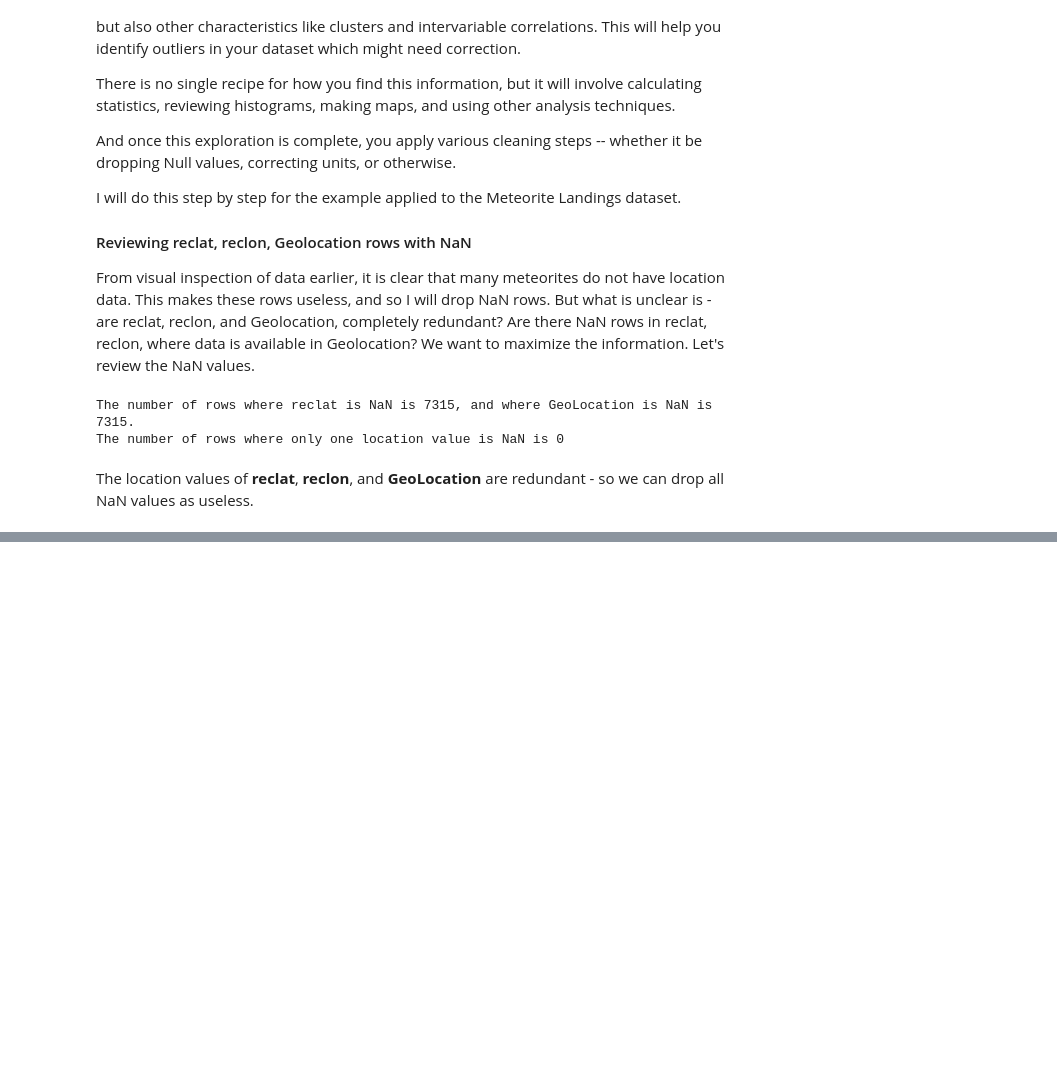
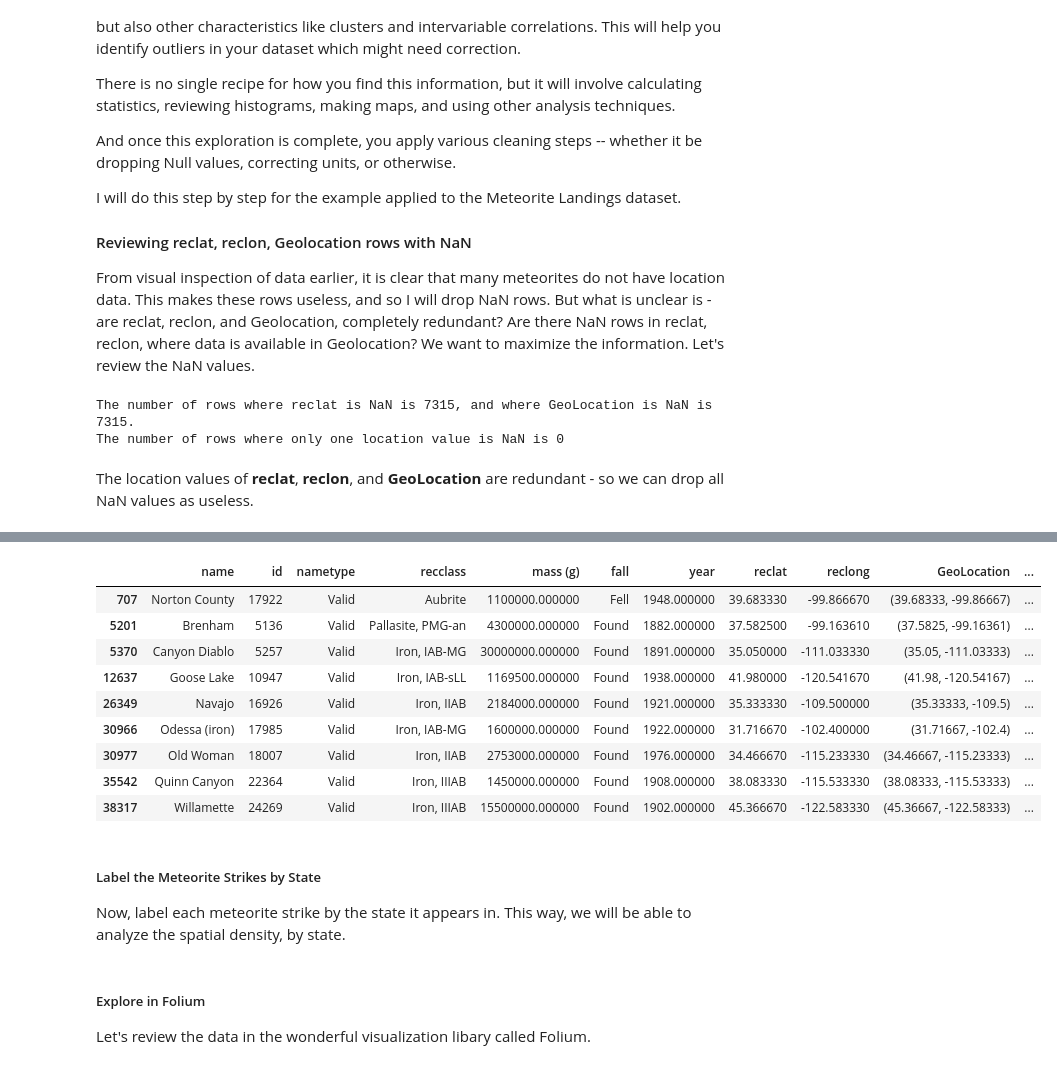
Before and after one commit to Nova-Creatio-Data-Labs/nc-blog-examples, a Jupyter notebook: finding-meteorites.ipynb, the cells around one changed output, grey strips where cells are left out. Drawn from its saved outputs; the diff is of its cells as text; code cells hidden in the pictures; blank space fills up the shorter version.

```diff
--- a/finding-meteorites.ipynb
+++ b/finding-meteorites.ipynb
@@ -136,0 +201,17 @@ Now, filter the strieks to only those in the USA>
+# %%
+meteorite_data_c[meteorite_data_c['mass (g)']>1000000].style
+# %% [output]
+|  | name | id | nametype | recclass | mass (g) | fall | year | reclat | reclong | GeoLocation | ... |
+| 707 | Norton County | 17922 | Valid | Aubrite | 1100000.000000 | Fell | 1948.000000 | 39.683330 | -99.866670 | (39.68333, -99.86667) | ... |
+| 5201 | Brenham | 5136 | Valid | Pallasite, PMG-an | 4300000.000000 | Found | 1882.000000 | 37.582500 | -99.163610 | (37.5825, -99.16361) | ... |
+| 5370 | Canyon Diablo | 5257 | Valid | Iron, IAB-MG | 30000000.000000 | Found | 1891.000000 | 35.050000 | -111.033330 | (35.05, -111.03333) | ... |
+| 12637 | Goose Lake | 10947 | Valid | Iron, IAB-sLL | 1169500.000000 | Found | 1938.000000 | 41.980000 | -120.541670 | (41.98, -120.54167) | ... |
+| 26349 | Navajo | 16926 | Valid | Iron, IIAB | 2184000.000000 | Found | 1921.000000 | 35.333330 | -109.500000 | (35.33333, -109.5) | ... |
+| 30966 | Odessa (iron) | 17985 | Valid | Iron, IAB-MG | 1600000.000000 | Found | 1922.000000 | 31.716670 | -102.400000 | (31.71667, -102.4) | ... |
+| 30977 | Old Woman | 18007 | Valid | Iron, IIAB | 2753000.000000 | Found | 1976.000000 | 34.466670 | -115.233330 | (34.46667, -115.23333) | ... |
+| 35542 | Quinn Canyon | 22364 | Valid | Iron, IIIAB | 1450000.000000 | Found | 1908.000000 | 38.083330 | -115.533330 | (38.08333, -115.53333) | ... |
+| 38317 | Willamette | 24269 | Valid | Iron, IIIAB | 15500000.000000 | Found | 1902.000000 | 45.366670 | -122.583330 | (45.36667, -122.58333) | ... |
+# %% [markdown]
+
+##### Label the Meteorite Strikes by State
+Now, label each meteorite strike by the state it appears in. This way, we will be able to analyze the spatial density, by state.
@@ -136,0 +234,3 @@ Now, filter the strieks to only those in the USA>
+# %% [markdown]
+##### Explore in Folium
+Let's review the data in the wonderful visualization libary called Folium.
```
Also changed, not shown: parts of 20 cells of this notebook, 3 other files.
